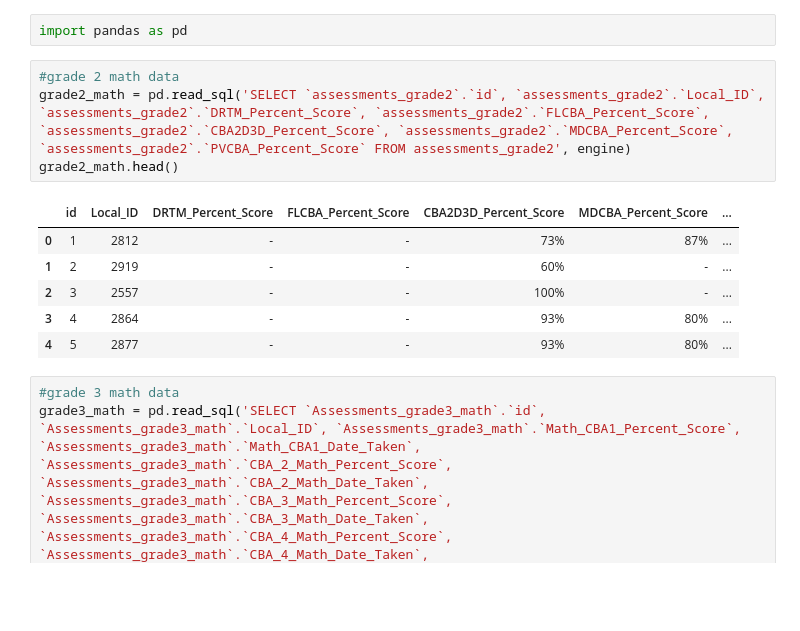
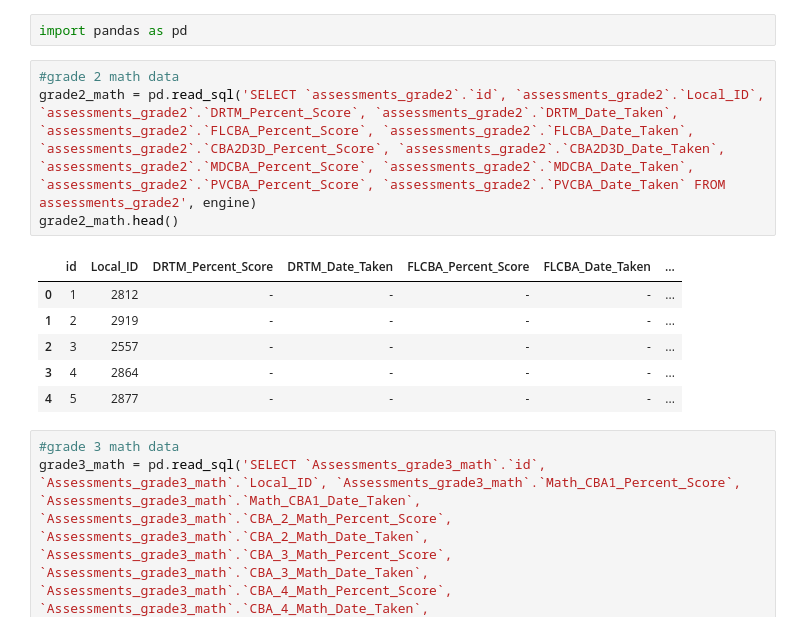
Before and after one commit to HaydenLaBrie/test_prediction, a Jupyter notebook: main.ipynb, the cells around one changed output. Cells and saved outputs as stored; diff of their text form; blank space fills up the shorter version.

```diff
--- a/main.ipynb
+++ b/main.ipynb
@@ -22,15 +22,15 @@ Connection to the localhost for user root created successfully.
 import pandas as pd
 # %%
 #grade 2 math data
-grade2_math = pd.read_sql('SELECT `assessments_grade2`.`id`, `assessments_grade2`.`Local_ID`, `assessments_grade2`.`DRTM_Percent_Score`, `assessments_grade2`.`FLCBA_Percent_Score`, `assessments_grade2`.`CBA2D3D_Percent_Score`, `assessments_grade2`.`MDCBA_Percent_Score`, `assessments_grade2`.`PVCBA_Percent_Score` FROM assessments_grade2', engine)
+grade2_math = pd.read_sql('SELECT `assessments_grade2`.`id`, `assessments_grade2`.`Local_ID`, `assessments_grade2`.`DRTM_Percent_Score`, `assessments_grade2`.`DRTM_Date_Taken`, `assessments_grade2`.`FLCBA_Percent_Score`, `assessments_grade2`.`FLCBA_Date_Taken`, `assessments_grade2`.`CBA2D3D_Percent_Score`, `assessments_grade2`.`CBA2D3D_Date_Taken`, `assessments_grade2`.`MDCBA_Percent_Score`, `assessments_grade2`.`MDCBA_Date_Taken`, `assessments_grade2`.`PVCBA_Percent_Score`, `assessments_grade2`.`PVCBA_Date_Taken` FROM assessments_grade2', engine)
 grade2_math.head()
 # %% [output]
-|  | id | Local_ID | DRTM_Percent_Score | FLCBA_Percent_Score | CBA2D3D_Percent_Score | MDCBA_Percent_Score | ... |
-| 0 | 1 | 2812 | - | - | 73% | 87% | ... |
-| 1 | 2 | 2919 | - | - | 60% | - | ... |
-| 2 | 3 | 2557 | - | - | 100% | - | ... |
-| 3 | 4 | 2864 | - | - | 93% | 80% | ... |
-| 4 | 5 | 2877 | - | - | 93% | 80% | ... |
+|  | id | Local_ID | DRTM_Percent_Score | DRTM_Date_Taken | FLCBA_Percent_Score | FLCBA_Date_Taken | ... |
+| 0 | 1 | 2812 | - | - | - | - | ... |
+| 1 | 2 | 2919 | - | - | - | - | ... |
+| 2 | 3 | 2557 | - | - | - | - | ... |
+| 3 | 4 | 2864 | - | - | - | - | ... |
+| 4 | 5 | 2877 | - | - | - | - | ... |
 # %%
 #grade 3 math data
 grade3_math = pd.read_sql('SELECT `Assessments_grade3_math`.`id`, `Assessments_grade3_math`.`Local_ID`, `Assessments_grade3_math`.`Math_CBA1_Percent_Score`, `Assessments_grade3_math`.`Math_CBA1_Date_Taken`, `Assessments_grade3_math`.`CBA_2_Math_Percent_Score`, `Assessments_grade3_math`.`CBA_2_Math_Date_Taken`, `Assessments_grade3_math`.`CBA_3_Math_Percent_Score`, `Assessments_grade3_math`.`CBA_3_Math_Date_Taken`, `Assessments_grade3_math`.`CBA_4_Math_Percent_Score`, `Assessments_grade3_math`.`CBA_4_Math_Date_Taken`, `Assessments_grade3_math`.`CBA_5_Math_Percent_Score`, `Assessments_grade3_math`.`CBA_5_Math_Date_Taken` FROM assessments_grade3_math', engine)
```
Also changed, not shown: parts of 16 cells of this notebook, 1 other file.
